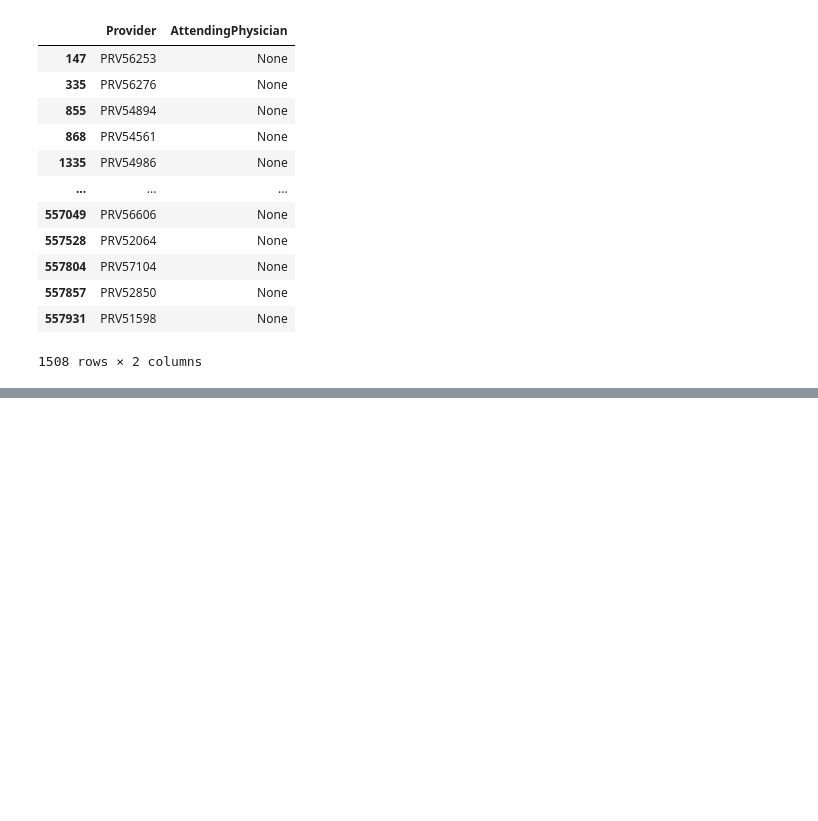
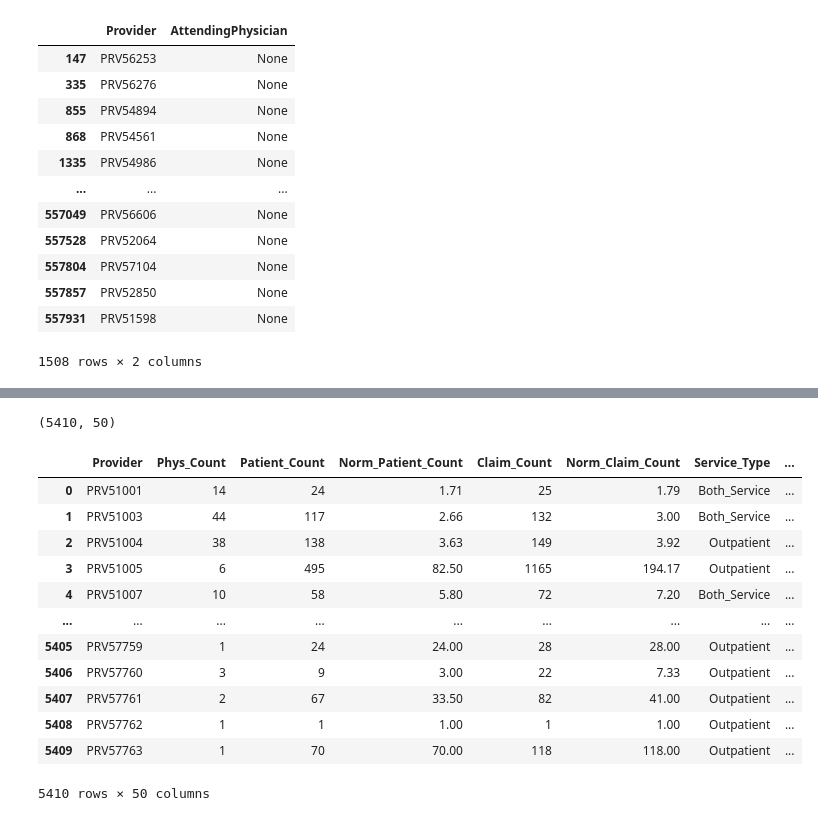
Before and after one commit to cosmochoi/healthcare_fraud, a Jupyter notebook: networkfraudanalysis.ipynb, the cells around one changed output, grey strips where cells are left out. Drawn from its saved outputs; the diff is of its cells as text; code cells hidden in the pictures; blank space fills up the shorter version.

```diff
--- a/networkfraudanalysis.ipynb
+++ b/networkfraudanalysis.ipynb
@@ -441,0 +450,6 @@ networkoutputdf1.sample(30)
+# %%
+features=feature_engineering(j_flag=1)
+# %%
+features.shape
+# %% [output]
+(5410, 50)
@@ -441,0 +458,16 @@ networkoutputdf1.sample(30)
+# %%
+features
+# %% [output]
+|  | Provider | Phys_Count | Patient_Count | Norm_Patient_Count | Claim_Count | Norm_Claim_Count | Service_Type | ... |
+| 0 | PRV51001 | 14 | 24 | 1.71 | 25 | 1.79 | Both_Service | ... |
+| 1 | PRV51003 | 44 | 117 | 2.66 | 132 | 3.00 | Both_Service | ... |
+| 2 | PRV51004 | 38 | 138 | 3.63 | 149 | 3.92 | Outpatient | ... |
+| 3 | PRV51005 | 6 | 495 | 82.50 | 1165 | 194.17 | Outpatient | ... |
+| 4 | PRV51007 | 10 | 58 | 5.80 | 72 | 7.20 | Both_Service | ... |
+| ... | ... | ... | ... | ... | ... | ... | ... | ... |
+| 5405 | PRV57759 | 1 | 24 | 24.00 | 28 | 28.00 | Outpatient | ... |
+| 5406 | PRV57760 | 3 | 9 | 3.00 | 22 | 7.33 | Outpatient | ... |
+| 5407 | PRV57761 | 2 | 67 | 33.50 | 82 | 41.00 | Outpatient | ... |
+| 5408 | PRV57762 | 1 | 1 | 1.00 | 1 | 1.00 | Outpatient | ... |
+| 5409 | PRV57763 | 1 | 70 | 70.00 | 118 | 118.00 | Outpatient | ... |
+5410 rows × 50 columns
```
Also changed, not shown: parts of 48 cells of this notebook, 2 other files.
